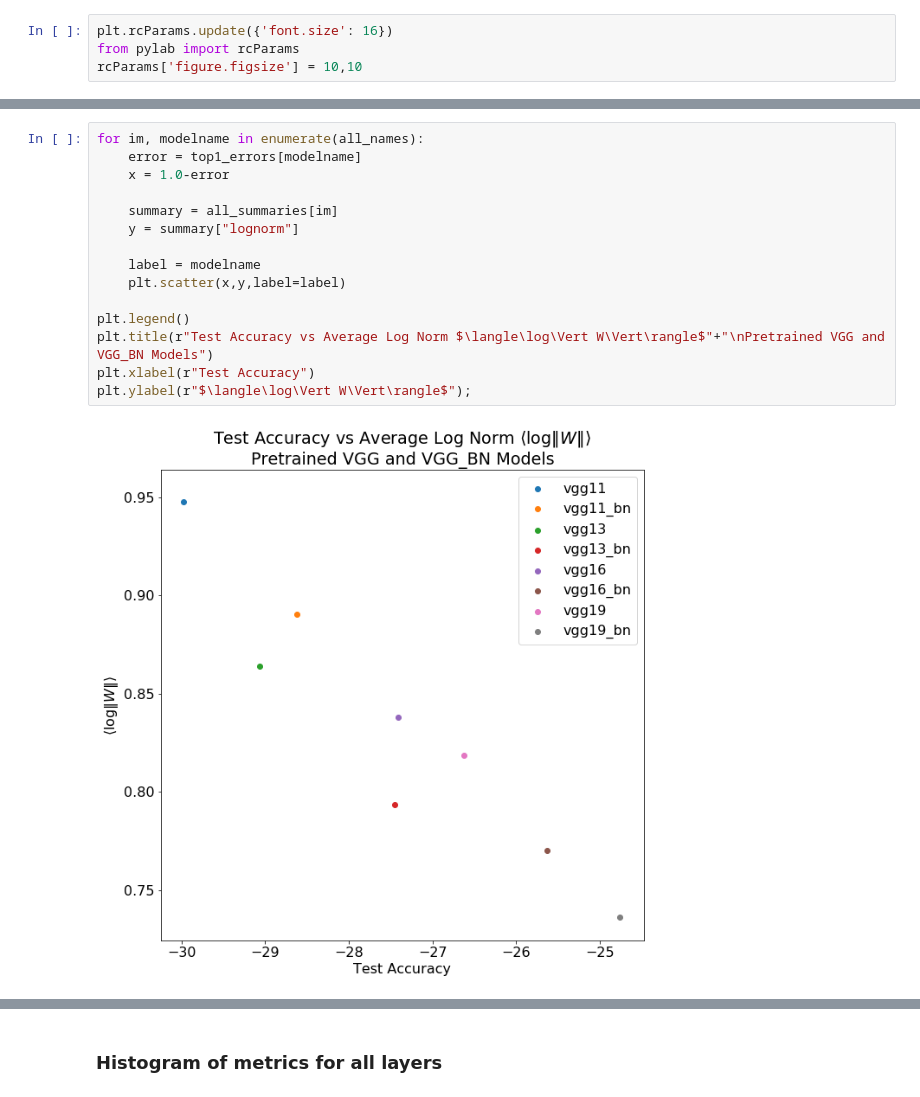
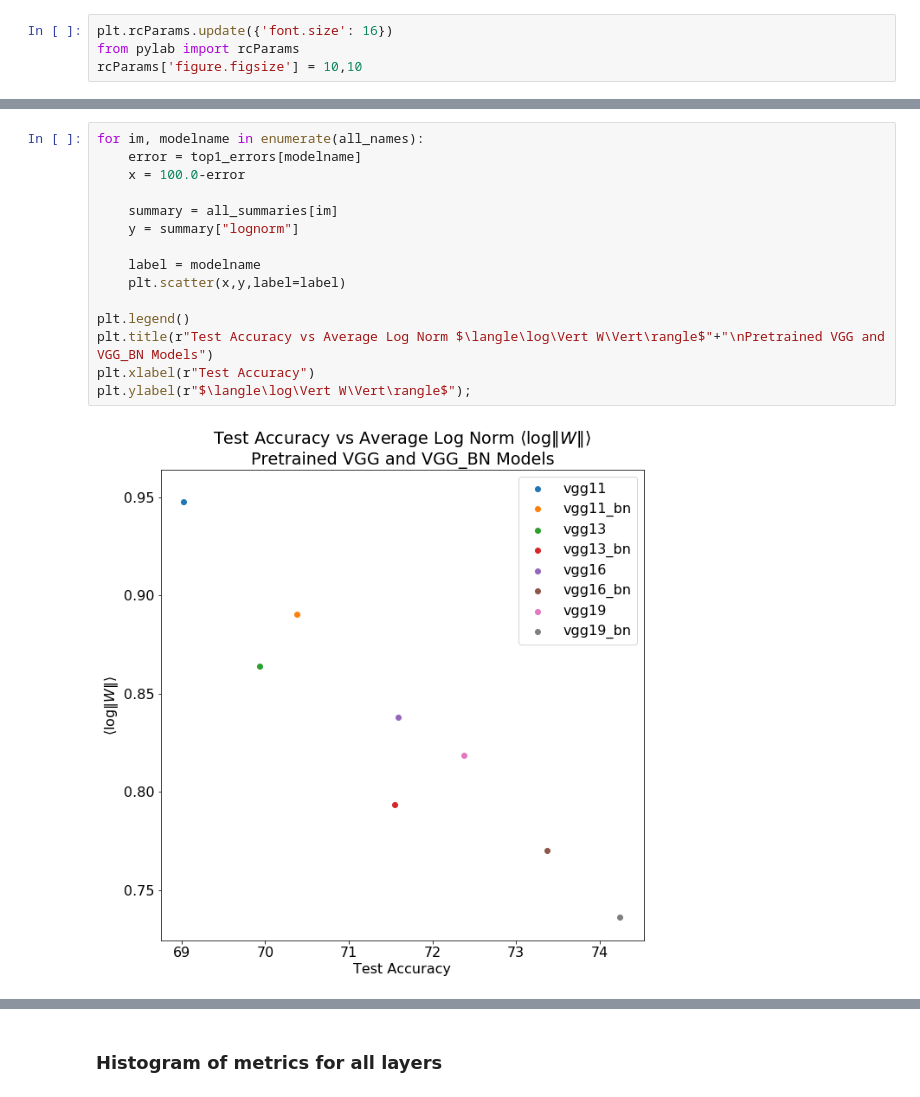
Before and after one commit to CalculatedContent/WeightWatcher, a Jupyter notebook: WeightWatcher-VGG.ipynb, the cells around one changed output, grey strips where cells are left out. Cells and saved outputs as stored; diff of their text form.

```diff
--- a/WeightWatcher-VGG.ipynb
+++ b/WeightWatcher-VGG.ipynb
@@ -209,20 +209,20 @@ summary
 # %%
 for im, modelname in enumerate(all_names):
     error = top1_errors[modelname]
-    x = 1.0-error
+    x = 100.0-error
 
     summary = all_summaries[im]
     y = summary["lognorm"]
 
     label = modelname
     plt.scatter(x,y,label=label)
 
 plt.legend()
 plt.title(r"Test Accuracy vs Average Log Norm $\langle\log\Vert W\Vert\rangle$"+"\nPretrained VGG and VGG_BN Models")
 plt.xlabel(r"Test Accuracy")
 plt.ylabel(r"$\langle\log\Vert W\Vert\rangle$");
 # %% [output]
-[figure, old version]
+[figure, new version]
 # %%
 for im, modelname in enumerate(all_names):
     error = top1_errors[modelname]
```
Also changed, not shown: parts of 4 cells of this notebook.
